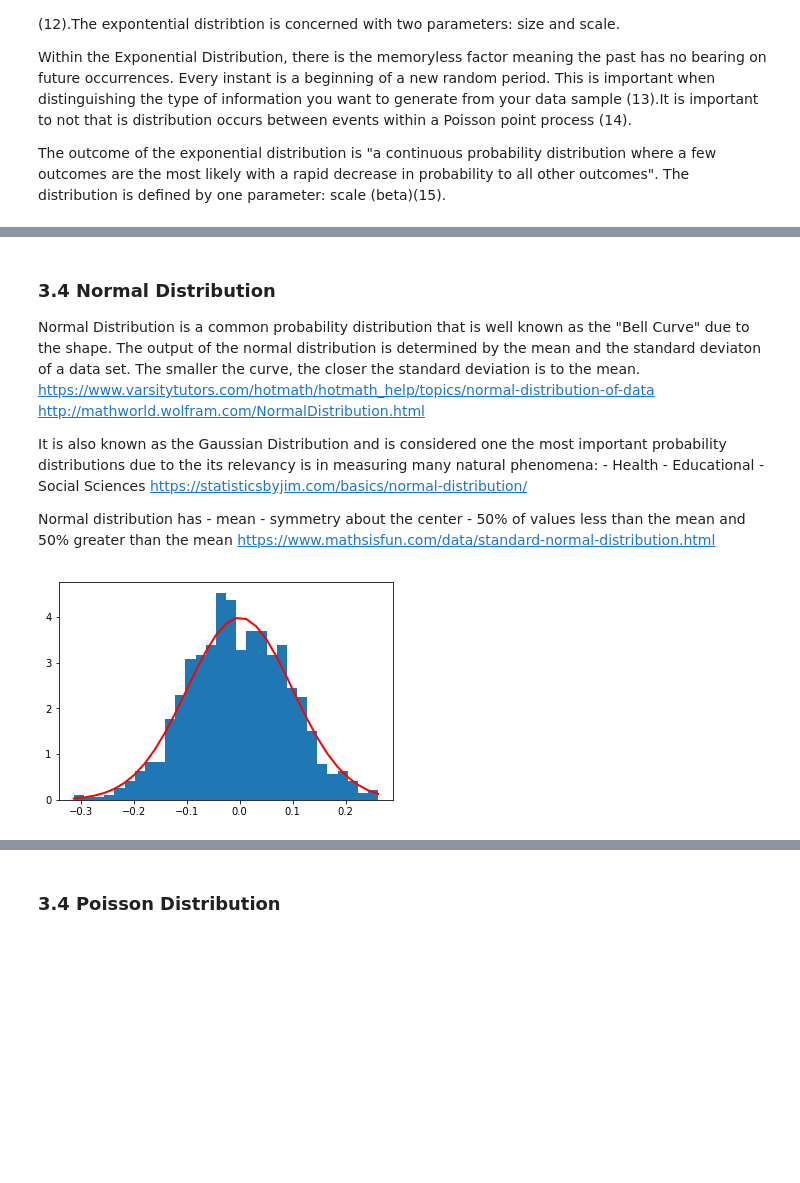
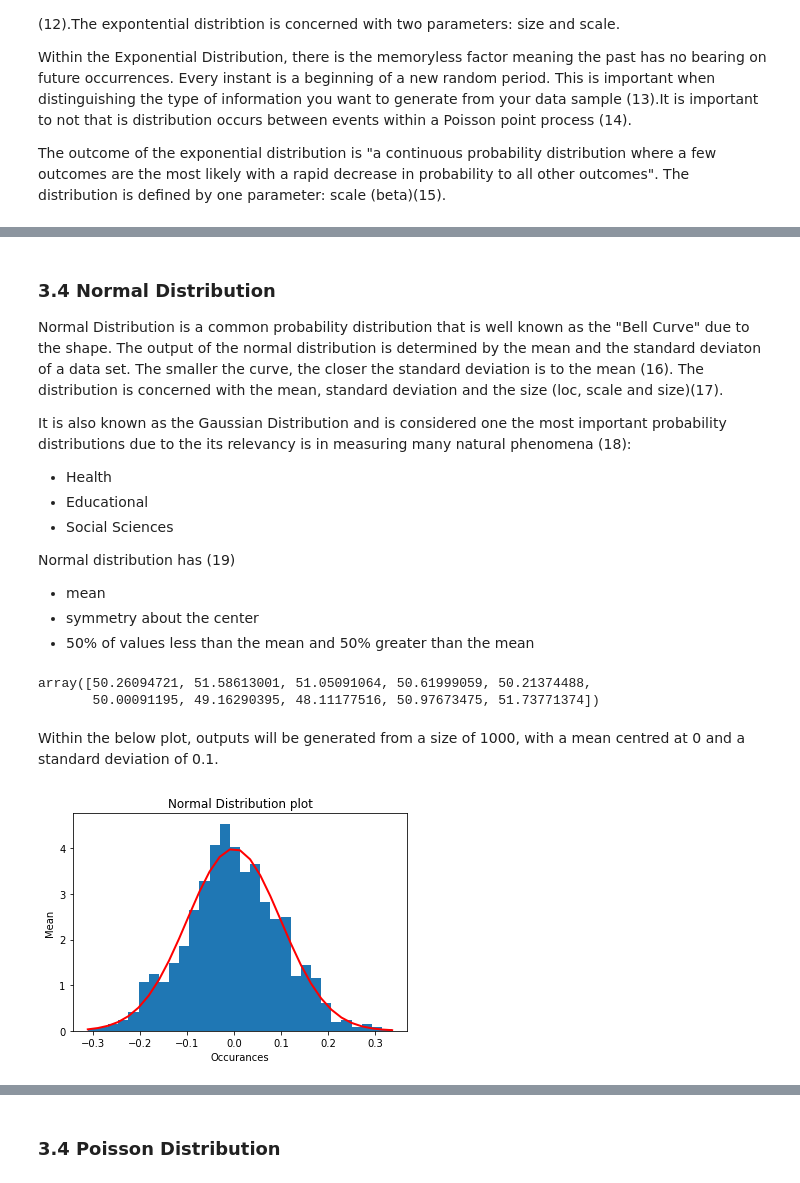
Before and after one commit to martinaobrien/numpy-random, a Jupyter notebook: numpy-random.ipynb, the cells around one changed output, grey strips where cells are left out. Drawn from its saved outputs; the diff is of its cells as text; code cells hidden in the pictures; blank space fills up the shorter version.

```diff
--- a/numpy-random.ipynb
+++ b/numpy-random.ipynb
@@ -402,28 +331,39 @@ pyplot.show()
 <a id='section3.4'></a>
 ### 3.4 Normal Distribution
 
-Normal Distribution is a common probability distribution that is well known as the "Bell Curve" due to the shape. The output of the normal distribution is determined by the mean and the standard deviaton of a data set. The smaller the curve, the closer the standard deviation is to the mean.   https://www.varsitytutors.com/hotmath/hotmath_help/topics/normal-distribution-of-data
-http://mathworld.wolfram.com/NormalDistribution.html
+Normal Distribution is a common probability distribution that is well known as the "Bell Curve" due to the shape. The output of the normal distribution is determined by the mean and the standard deviaton of a data set. The smaller the curve, the closer the standard deviation is to the mean (16). The distribution is concerned with the mean, standard deviation and the size (loc, scale and size)(17).
 
-It is also known as the Gaussian Distribution and is considered one the most important probability distributions due to the its relevancy is in measuring many natural phenomena:
-    - Health
-    - Educational
-    - Social Sciences https://statisticsbyjim.com/basics/normal-distribution/
+It is also known as the Gaussian Distribution and is considered one the most important probability distributions due to the its relevancy is in measuring many natural phenomena (18):
+- Health
+- Educational
+- Social Sciences
 
 
-Normal distribution has
-    - mean
-    - symmetry about the center
-    - 50% of values less than the mean and 50% greater than the mean https://www.mathsisfun.com/data/standard-normal-distribution.html
+Normal distribution has (19)
+ - mean
+ - symmetry about the center
+ - 50% of values less than the mean and 50% greater than the mean
+# %%
+# Within this array a sixe of 10 samples with the mean of 50 will generated
+np.random.normal(size = 10, loc = 50)
+# %% [output]
+array([50.26094721, 51.58613001, 51.05091064, 50.61999059, 50.21374488,
+       50.00091195, 49.16290395, 48.11177516, 50.97673475, 51.73771374])
+# %% [markdown]
+Within the below plot, outputs will be generated from a size of 1000, with a mean centred at 0 and a standard deviation of 0.1.
 # %%
 import numpy as np
 mu, sigma = 0, 0.1 # mean and standard deviation
 s = np.random.normal(mu, sigma, 1000)
 import matplotlib.pyplot as plt
 count, bins, ignored = plt.hist(s, 30, density=True)
 plt.plot(bins, 1/(sigma * np.sqrt(2 * np.pi)) *
 np.exp( - (bins - mu)**2 / (2 * sigma**2) ),
 linewidth=2, color='r')
+
+plt.title("Normal Distribution plot")
+plt.xlabel("Occurances")
+plt.ylabel("Mean")
 plt.show()
 # %% [output]
-[figure, old version]
+[figure, new version]
```
Also changed, not shown: parts of 34 cells of this notebook, 2 other files.
